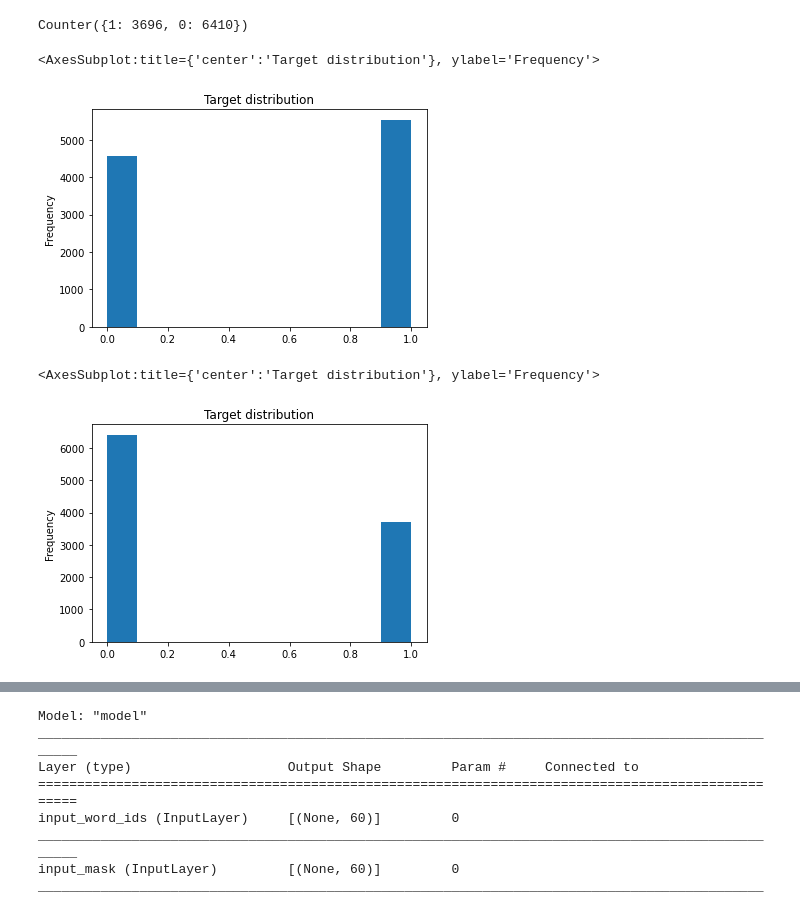
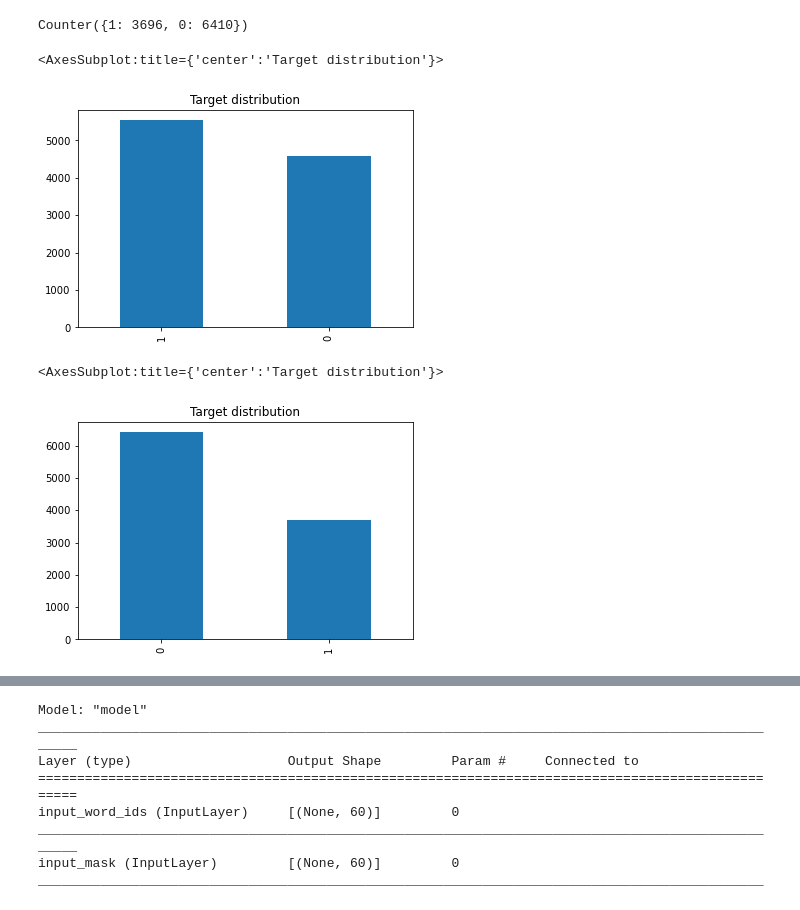
Before and after one commit to JLGGG/ToS-crawler, a Jupyter notebook: Classification/privacy_classification_bert.ipynb, the cells around one changed output, grey strips where cells are left out. Cells and saved outputs as stored; diff of their text form; code cells hidden in the pictures.

```diff
--- a/Classification/privacy_classification_bert.ipynb
+++ b/Classification/privacy_classification_bert.ipynb
@@ -77,15 +77,17 @@ Counter(df_4['PrivacyRatio'])
 Counter({1: 3696, 0: 6410})
 # %%
 # df.target.plot(kind='hist', title='Target distribution')
-df_3.PrivacyRatio.plot(kind='hist', title='Target distribution')
+# df_3.PrivacyRatio.plot(kind='hist', title='Target distribution')
+df_3['PrivacyRatio'].value_counts().plot(kind='bar', title='Target distribution')
 # %% [output]
-<AxesSubplot:title={'center':'Target distribution'}, ylabel='Frequency'>
+<AxesSubplot:title={'center':'Target distribution'}>
-[figure, old version]
+[figure, new version]
 # %%
-df_4.PrivacyRatio.plot(kind='hist', title='Target distribution')
+# df_4.PrivacyRatio.plot(kind='hist', title='Target distribution')
+df_4['PrivacyRatio'].value_counts().plot(kind='bar', title='Target distribution')
 # %% [output]
-<AxesSubplot:title={'center':'Target distribution'}, ylabel='Frequency'>
+<AxesSubplot:title={'center':'Target distribution'}>
-[figure, old version]
+[figure, new version]
 # %%
 stop_words = set(stopwords.words('english'))
 
```
Also changed, not shown: parts of 28 cells of this notebook.
